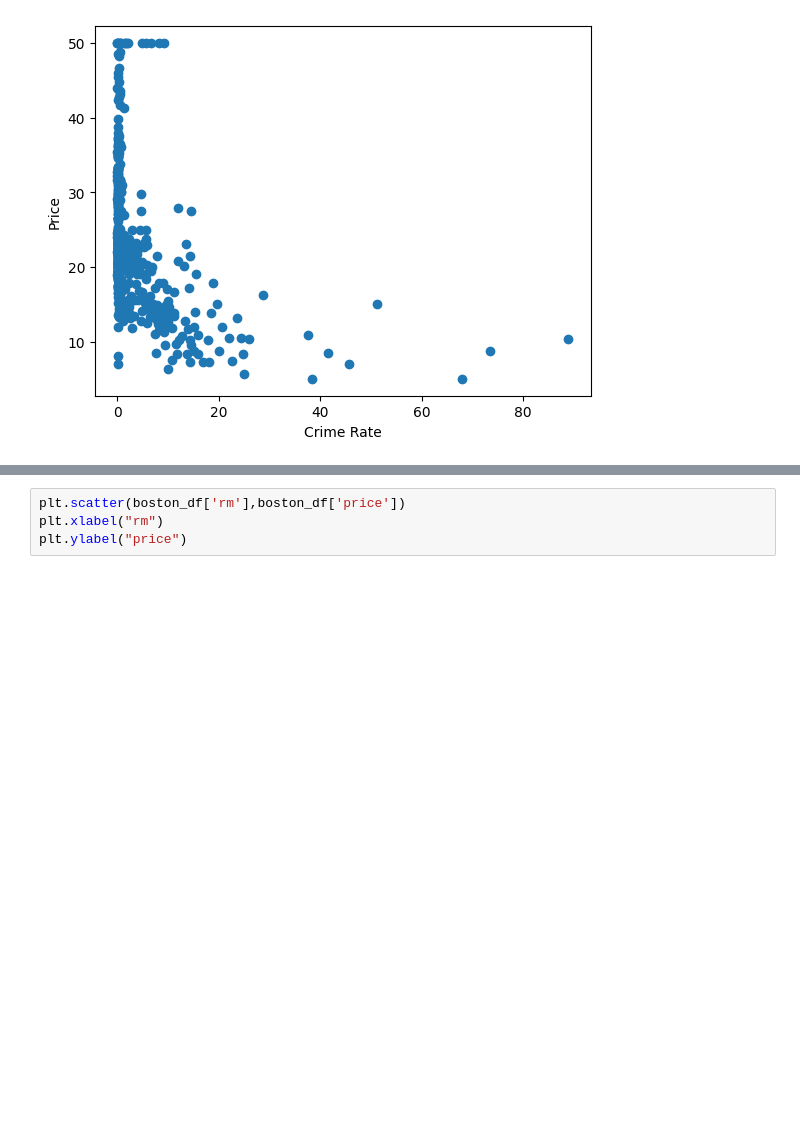
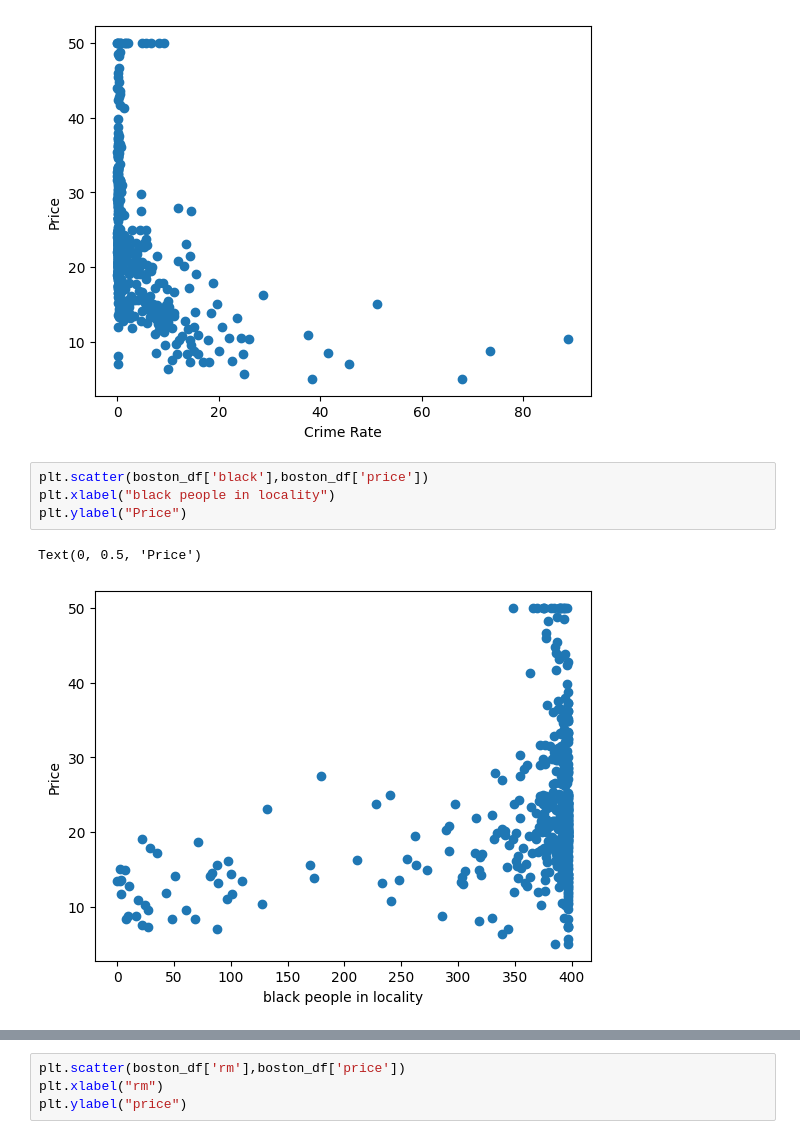
Before and after one commit to shrey102/bostonhousepricing, a Jupyter notebook: Untitled.ipynb, the cells around one changed output, grey strips where cells are left out. Drawn from its saved outputs; the diff is of its cells as text; blank space fills up the shorter version.

```diff
--- a/Untitled.ipynb
+++ b/Untitled.ipynb
@@ -163,3 +163,10 @@ plt.ylabel("Price")
 # %% [output]
 Text(0, 0.5, 'Price')
 [figure]
+# %%
+plt.scatter(boston_df['black'],boston_df['price'])
+plt.xlabel("black people in locality")
+plt.ylabel("Price")
+# %% [output]
+Text(0, 0.5, 'Price')
+[figure, added]
```
Also changed, not shown: parts of 1 cell of this notebook, 5 other files.
